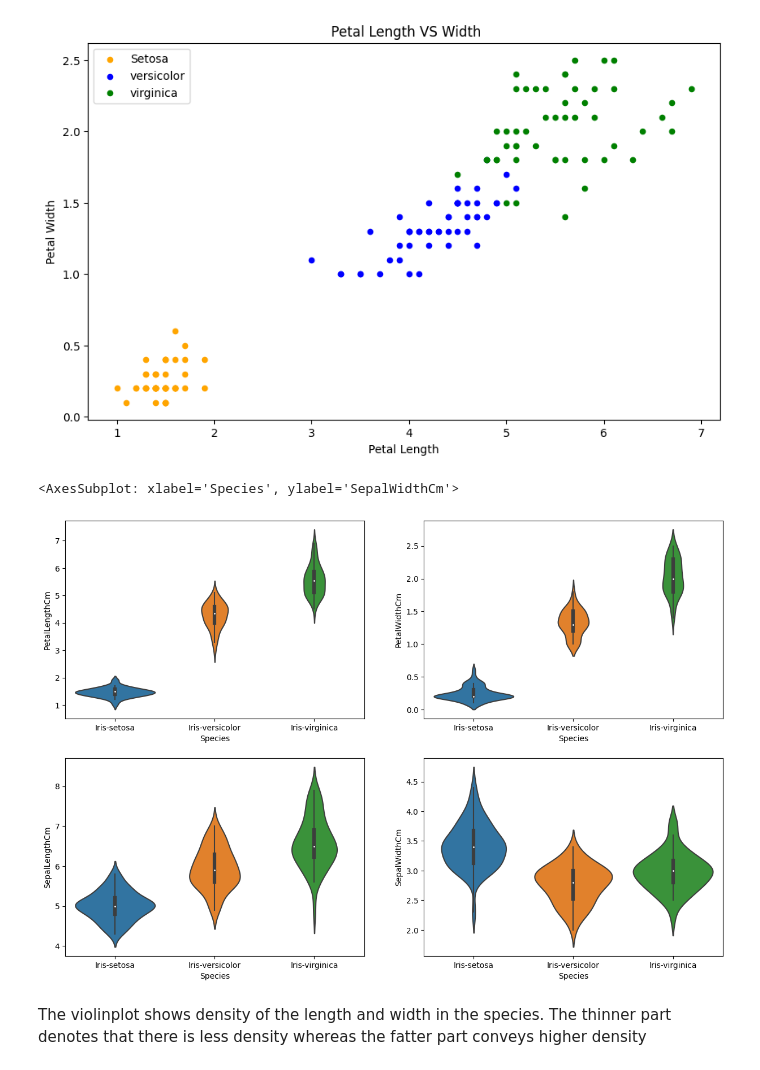
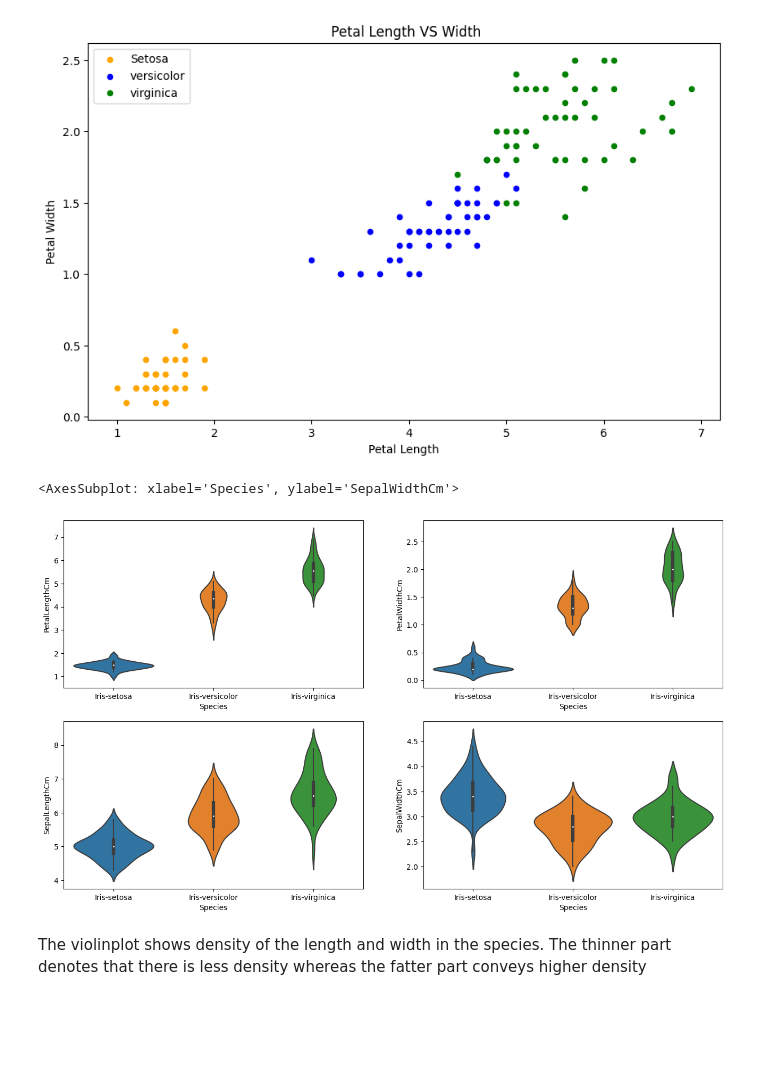
Before and after one commit to bhimrazy/Iris-Species-Prediction-using-Decision-Tree-Algorithm-GRIP, a Jupyter notebook: Prediction using Decision Tree Algorithm.ipynb, the cells around one changed output. Saved outputs shown, nothing was run; the diff lists cells and outputs as text; code cells hidden in the pictures; blank space fills up the shorter version.

```diff
--- a/Prediction using Decision Tree Algorithm.ipynb
+++ b/Prediction using Decision Tree Algorithm.ipynb
@@ -127,18 +135,18 @@ plt.show()
 # %% [output]
 [figure]
 # %%
-plt.figure(figsize=(15,10))
+plt.figure(figsize=(16,9))
 plt.subplot(2,2,1)
 sns.violinplot(x='Species',y='PetalLengthCm',data=df)
 plt.subplot(2,2,2)
 sns.violinplot(x='Species',y='PetalWidthCm',data=df)
 plt.subplot(2,2,3)
 sns.violinplot(x='Species',y='SepalLengthCm',data=df)
 plt.subplot(2,2,4)
 sns.violinplot(x='Species',y='SepalWidthCm',data=df)
 # %% [output]
 <AxesSubplot: xlabel='Species', ylabel='SepalWidthCm'>
-[figure, old version]
+[figure, new version]
 # %% [markdown]
 The violinplot shows density of the length and width in the species. The thinner part denotes that there is less density whereas the fatter part conveys higher density
 # %%
```
Also changed, not shown: parts of 32 cells of this notebook, 2 other files.
